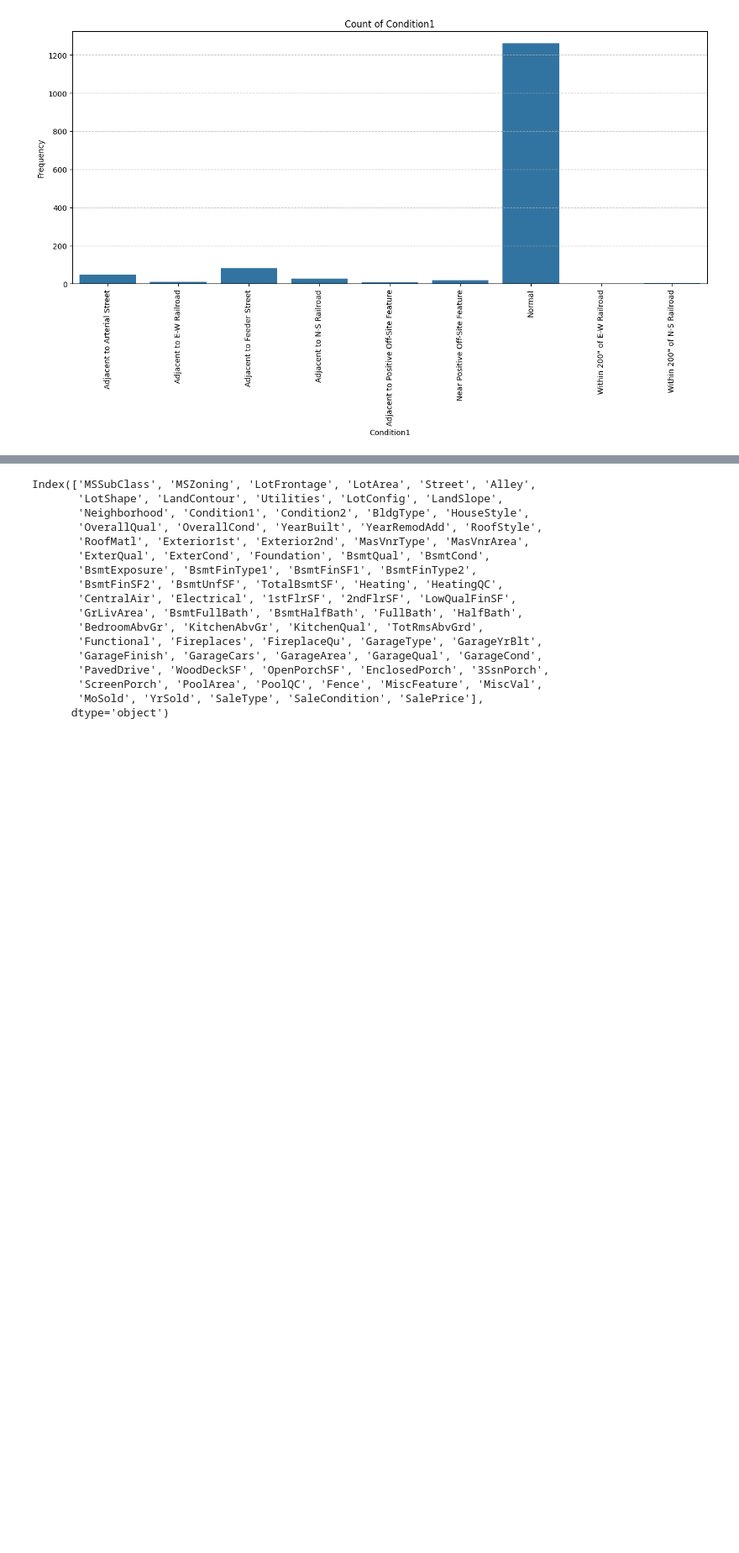
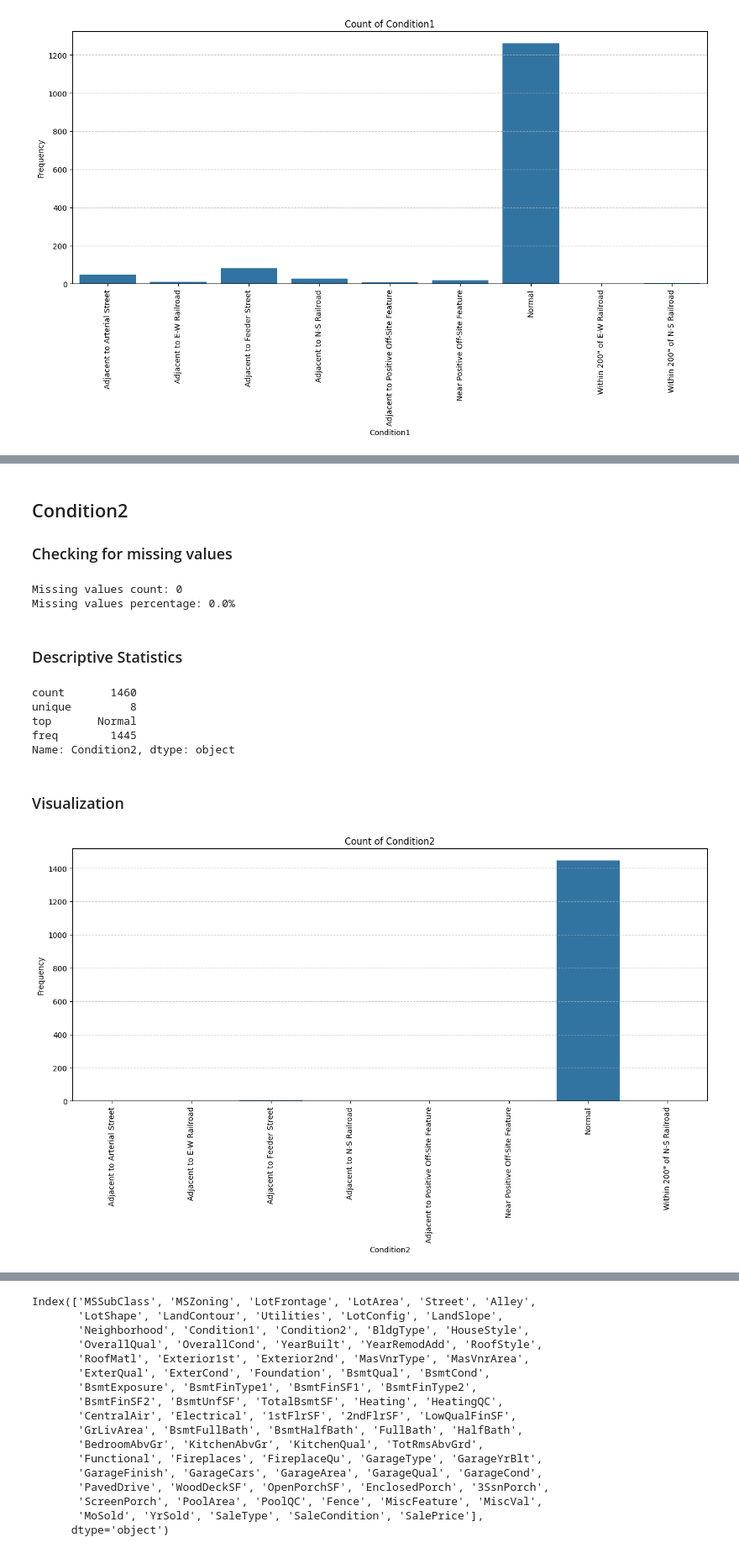
Before and after one commit to ktxdev/house-prices, a Jupyter notebook: notebooks/01_univariate_analysis_eda.ipynb, the cells around one changed output, grey strips where cells are left out. Shown at 84% size. Saved outputs shown, nothing was run; the diff lists cells and outputs as text; code cells hidden in the pictures; blank space fills up the shorter version.

```diff
--- a/notebooks/01_univariate_analysis_eda.ipynb
+++ b/notebooks/01_univariate_analysis_eda.ipynb
@@ -509,0 +518,24 @@ visualizer.plot('Condition1')
+# %% [markdown]
+## Condition2
+### Checking for missing values
+# %%
+check_and_print_missing_value_counts(data, 'Condition2')
+# %% [output]
+Missing values count: 0
+Missing values percentage: 0.0%
+# %% [markdown]
+### Descriptive Statistics
+# %%
+data['Condition2'].describe()
+# %% [output]
+count       1460
+unique         8
+top       Normal
+freq        1445
+Name: Condition2, dtype: object
+# %% [markdown]
+### Visualization
+# %%
+visualizer.plot('Condition2')
+# %% [output]
+[figure, added]
```
Also changed, not shown: parts of 100 cells of this notebook.
